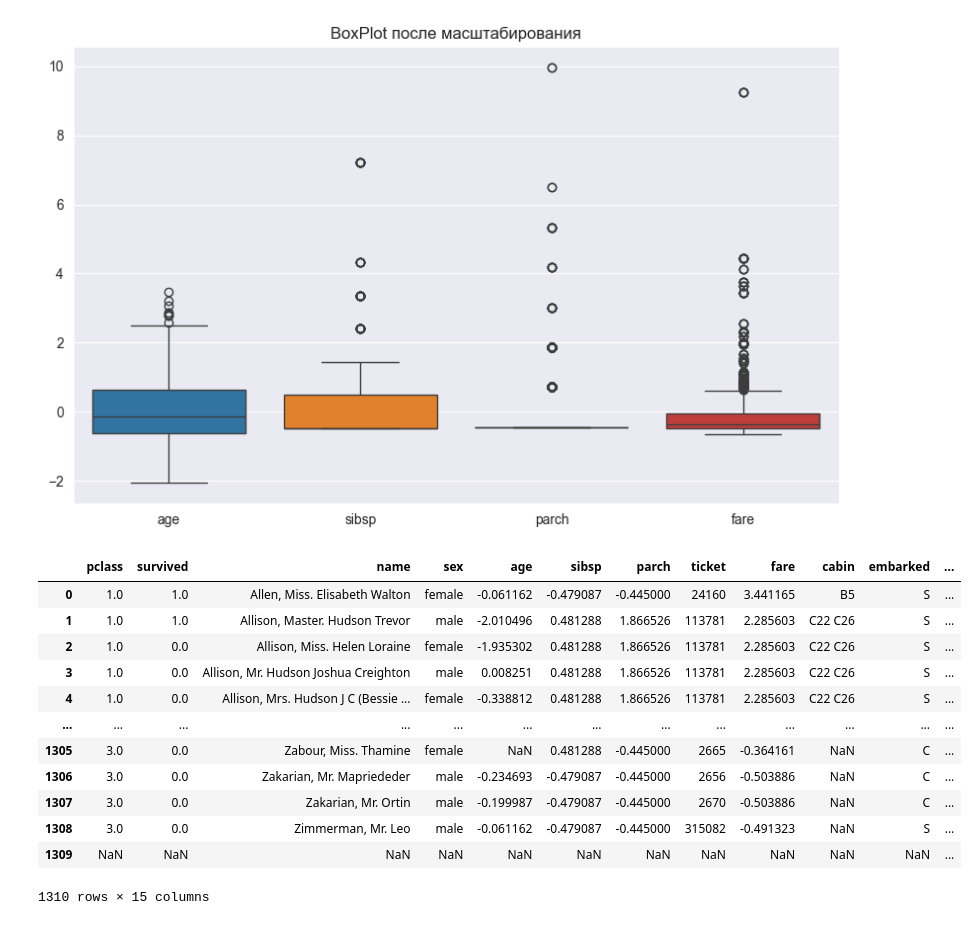
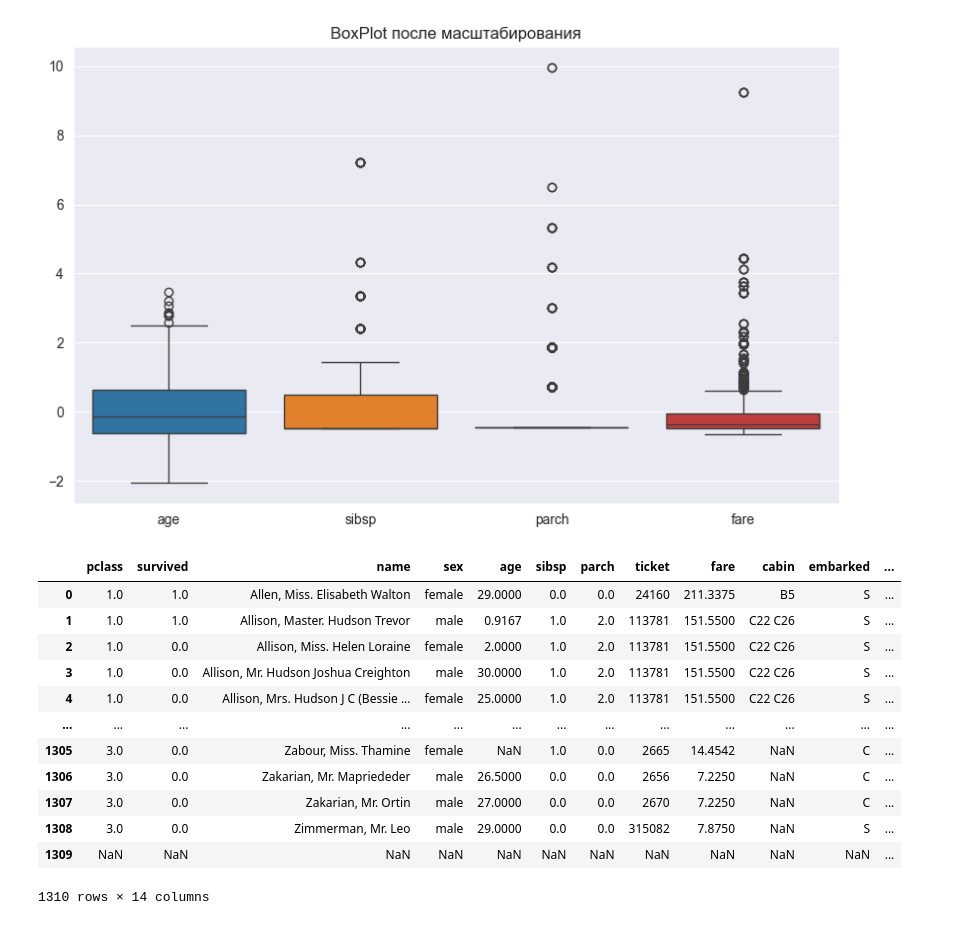
Before and after one commit to AlekseyKhaleev/MachineLearning, a Jupyter notebook: source/ML_LAB2.ipynb, the cells around one changed output. Cells and saved outputs as stored; diff of their text form; code cells hidden in the pictures.

```diff
--- a/source/ML_LAB2.ipynb
+++ b/source/ML_LAB2.ipynb
@@ -87,24 +87,25 @@ plt.show()
 # %%
 # Label Encoding для порядковых признаков
 le = LabelEncoder()
-df['cabin_encoded'] = le.fit_transform(df['cabin'])
+df1 = pd.DataFrame()
+df1['cabin_encoded'] = le.fit_transform(df['cabin'])
 
 # масштабирование числовых признаков
 scaler = StandardScaler()
-df[['age', 'fare', 'sibsp', 'parch']] = scaler.fit_transform(df[['age', 'fare', 'sibsp', 'parch']])
+df1[['age', 'fare', 'sibsp', 'parch']] = scaler.fit_transform(df[['age', 'fare', 'sibsp', 'parch']])
 
 df
 # %% [output]
 |  | pclass | survived | name | sex | age | sibsp | parch | ticket | fare | cabin | embarked | ... |
-| 0 | 1.0 | 1.0 | Allen, Miss. Elisabeth Walton | female | -0.061162 | -0.479087 | -0.445000 | 24160 | 3.441165 | B5 | S | ... |
-| 1 | 1.0 | 1.0 | Allison, Master. Hudson Trevor | male | -2.010496 | 0.481288 | 1.866526 | 113781 | 2.285603 | C22 C26 | S | ... |
-| 2 | 1.0 | 0.0 | Allison, Miss. Helen Loraine | female | -1.935302 | 0.481288 | 1.866526 | 113781 | 2.285603 | C22 C26 | S | ... |
-| 3 | 1.0 | 0.0 | Allison, Mr. Hudson Joshua Creighton | male | 0.008251 | 0.481288 | 1.866526 | 113781 | 2.285603 | C22 C26 | S | ... |
-| 4 | 1.0 | 0.0 | Allison, Mrs. Hudson J C (Bessie ... | female | -0.338812 | 0.481288 | 1.866526 | 113781 | 2.285603 | C22 C26 | S | ... |
+| 0 | 1.0 | 1.0 | Allen, Miss. Elisabeth Walton | female | 29.0000 | 0.0 | 0.0 | 24160 | 211.3375 | B5 | S | ... |
+| 1 | 1.0 | 1.0 | Allison, Master. Hudson Trevor | male | 0.9167 | 1.0 | 2.0 | 113781 | 151.5500 | C22 C26 | S | ... |
+| 2 | 1.0 | 0.0 | Allison, Miss. Helen Loraine | female | 2.0000 | 1.0 | 2.0 | 113781 | 151.5500 | C22 C26 | S | ... |
+| 3 | 1.0 | 0.0 | Allison, Mr. Hudson Joshua Creighton | male | 30.0000 | 1.0 | 2.0 | 113781 | 151.5500 | C22 C26 | S | ... |
+| 4 | 1.0 | 0.0 | Allison, Mrs. Hudson J C (Bessie ... | female | 25.0000 | 1.0 | 2.0 | 113781 | 151.5500 | C22 C26 | S | ... |
 | ... | ... | ... | ... | ... | ... | ... | ... | ... | ... | ... | ... | ... |
-| 1305 | 3.0 | 0.0 | Zabour, Miss. Thamine | female | NaN | 0.481288 | -0.445000 | 2665 | -0.364161 | NaN | C | ... |
-| 1306 | 3.0 | 0.0 | Zakarian, Mr. Mapriededer | male | -0.234693 | -0.479087 | -0.445000 | 2656 | -0.503886 | NaN | C | ... |
-| 1307 | 3.0 | 0.0 | Zakarian, Mr. Ortin | male | -0.199987 | -0.479087 | -0.445000 | 2670 | -0.503886 | NaN | C | ... |
-| 1308 | 3.0 | 0.0 | Zimmerman, Mr. Leo | male | -0.061162 | -0.479087 | -0.445000 | 315082 | -0.491323 | NaN | S | ... |
+| 1305 | 3.0 | 0.0 | Zabour, Miss. Thamine | female | NaN | 1.0 | 0.0 | 2665 | 14.4542 | NaN | C | ... |
+| 1306 | 3.0 | 0.0 | Zakarian, Mr. Mapriededer | male | 26.5000 | 0.0 | 0.0 | 2656 | 7.2250 | NaN | C | ... |
+| 1307 | 3.0 | 0.0 | Zakarian, Mr. Ortin | male | 27.0000 | 0.0 | 0.0 | 2670 | 7.2250 | NaN | C | ... |
+| 1308 | 3.0 | 0.0 | Zimmerman, Mr. Leo | male | 29.0000 | 0.0 | 0.0 | 315082 | 7.8750 | NaN | S | ... |
 | 1309 | NaN | NaN | NaN | NaN | NaN | NaN | NaN | NaN | NaN | NaN | NaN | ... |
-1310 rows × 15 columns
+1310 rows × 14 columns
```
Also changed, not shown: parts of 3 cells of this notebook.
